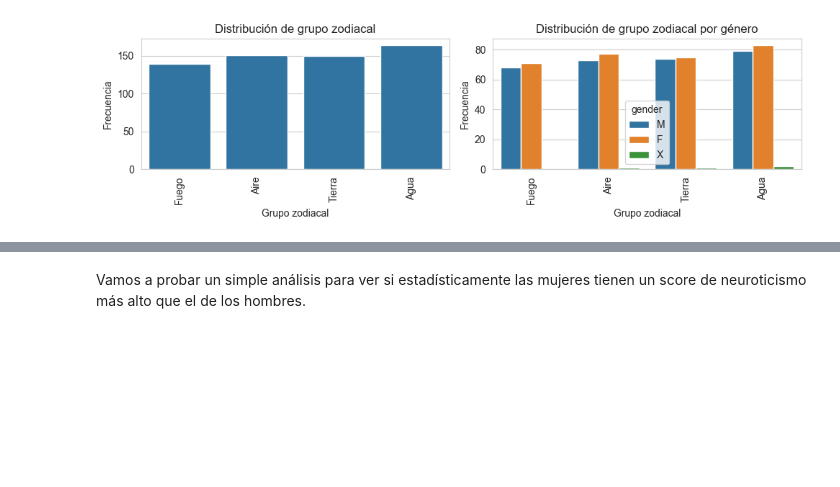
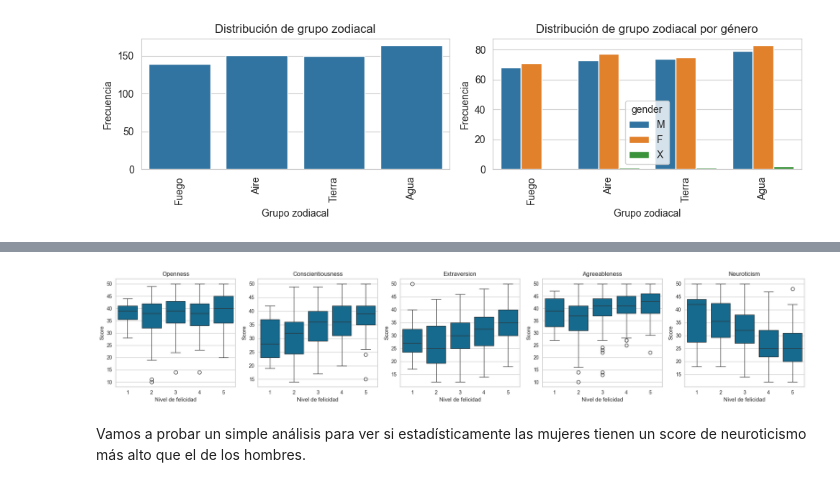
Before and after one commit to ferkrodriguez98/tesis-analisis-datos, a Jupyter notebook: notebook_final_analisis.ipynb, the cells around one changed output, grey strips where cells are left out. Drawn from its saved outputs; the diff is of its cells as text; code cells hidden in the pictures; blank space fills up the shorter version.

```diff
--- a/notebook_final_analisis.ipynb
+++ b/notebook_final_analisis.ipynb
@@ -396,3 +453,47 @@ plt.show()
+# %%
+mean_openness_by_happiness_level = data.groupby('happiness_level')['openness_score'].mean()
+mean_conscientiousness_by_happiness_level = data.groupby('happiness_level')['conscientiousness_score'].mean()
+mean_extraversion_by_happiness_level = data.groupby('happiness_level')['extraversion_score'].mean()
+mean_agreeableness_by_happiness_level = data.groupby('happiness_level')['agreeableness_score'].mean()
+mean_neuroticism_by_happiness_level = data.groupby('happiness_level')['neuroticism_score'].mean()
+
+# Gráfico 10: Boxplots de cada OCEAN trait por nivel de felicidad
+plt.figure(figsize=(20, 4))
+
+plt.subplot(1, 5, 1)
+sns.boxplot(data=data, x='happiness_level', y='openness_score')
+plt.title('Openness')
+plt.xlabel('Nivel de felicidad')
+plt.ylabel('Score')
+
+plt.subplot(1, 5, 2)
+sns.boxplot(data=data, x='happiness_level', y='conscientiousness_score')
+plt.title('Conscientiousness')
+plt.xlabel('Nivel de felicidad')
+plt.ylabel('Score')
+
+plt.subplot(1, 5, 3)
+sns.boxplot(data=data, x='happiness_level', y='extraversion_score')
+plt.title('Extraversion')
+plt.xlabel('Nivel de felicidad')
+plt.ylabel('Score')
+
+plt.subplot(1, 5, 4)
+sns.boxplot(data=data, x='happiness_level', y='agreeableness_score')
+plt.title('Agreeableness')
+plt.xlabel('Nivel de felicidad')
+plt.ylabel('Score')
+
+plt.subplot(1, 5, 5)
+sns.boxplot(data=data, x='happiness_level', y='neuroticism_score')
+plt.title('Neuroticism')
+plt.xlabel('Nivel de felicidad')
+plt.ylabel('Score')
+
+plt.tight_layout()
+plt.show()
+# %% [output]
+[figure, added]
 # %% [markdown]
 Vamos a probar un simple análisis para ver si estadísticamente las mujeres tienen un score de neuroticismo más alto que el de los hombres.
 # %%
```
Also changed, not shown: parts of 42 cells of this notebook.
